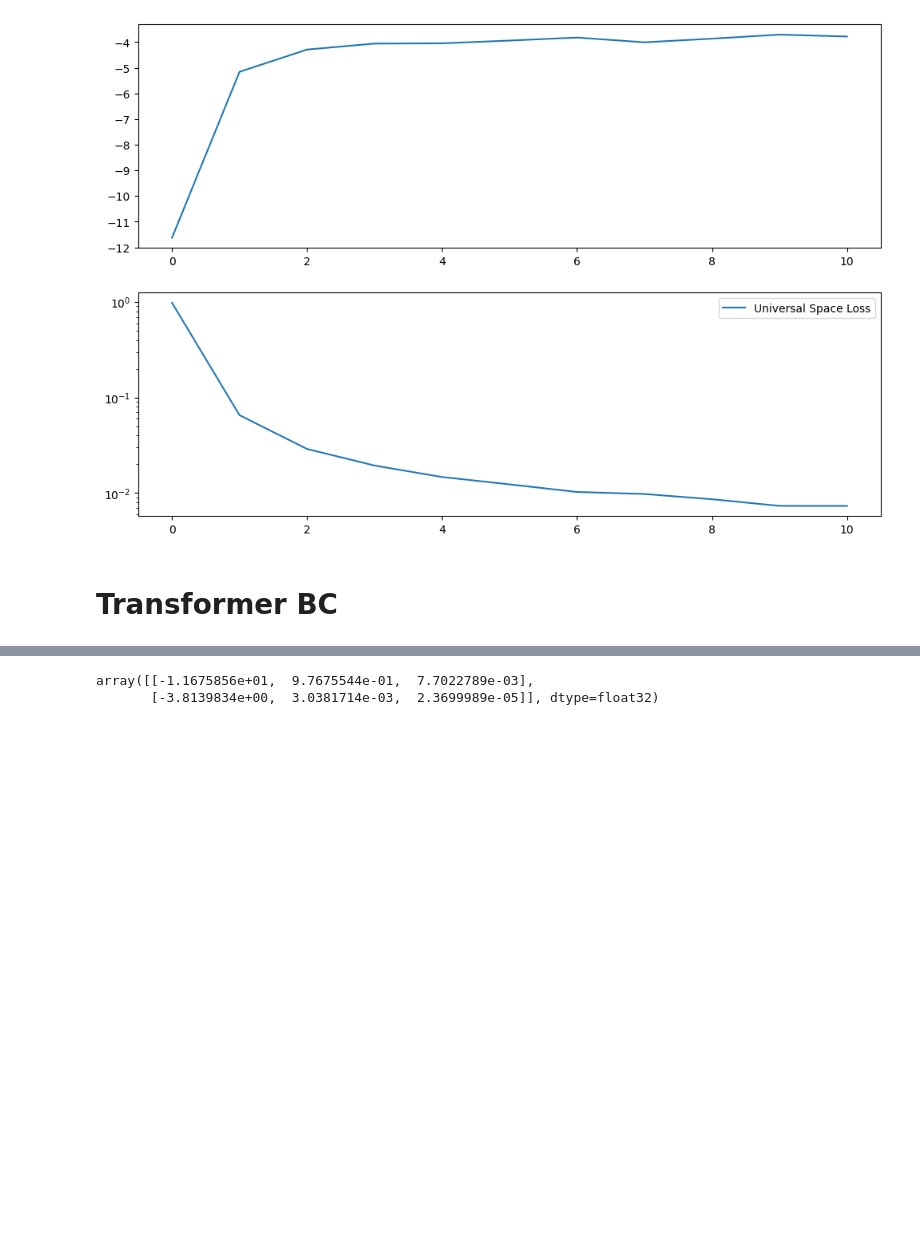
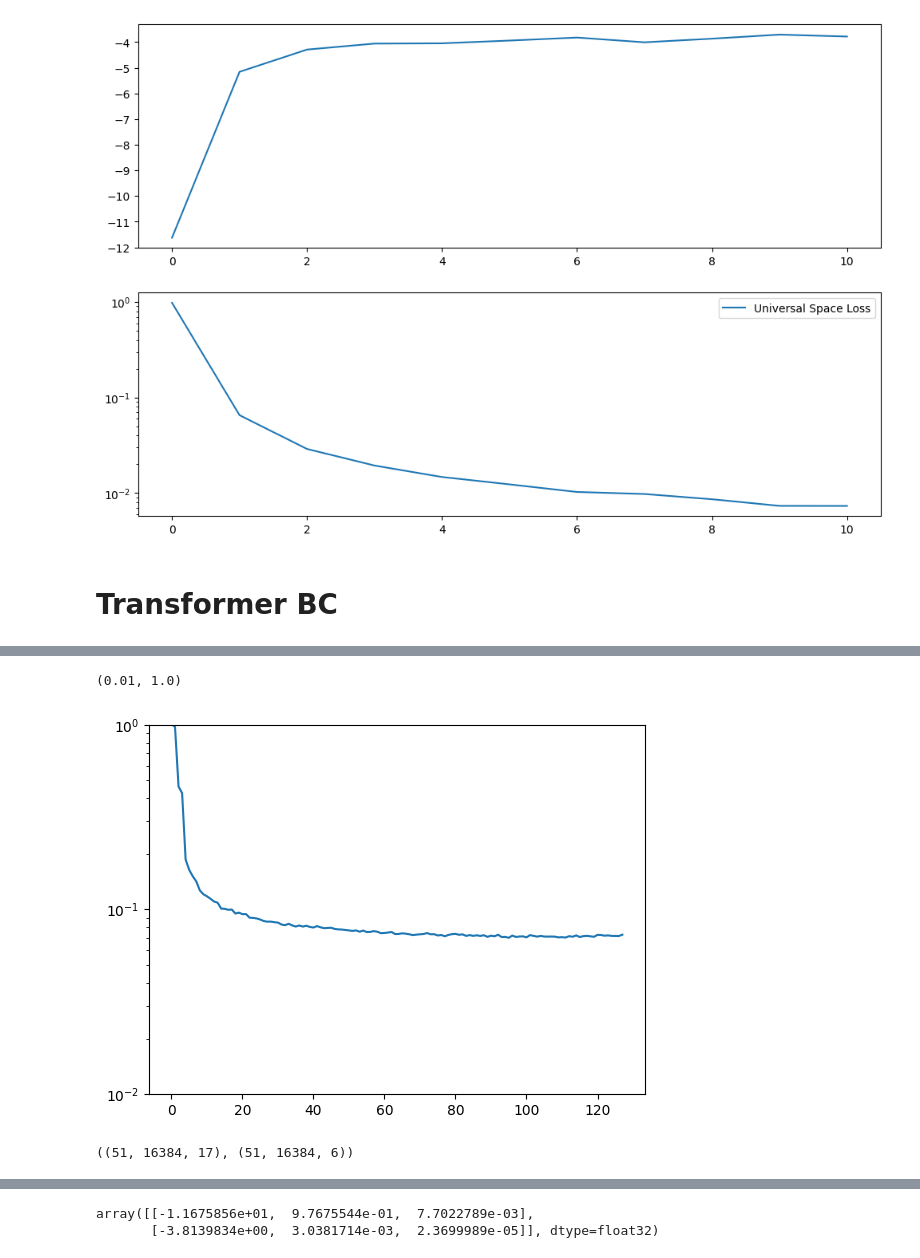
Before and after one commit to akarshkumar0101/synthetic-mdps, a Jupyter notebook: src/reacher_debug.ipynb, the cells around one changed output, grey strips where cells are left out. Drawn from its saved outputs; the diff is of its cells as text; code cells hidden in the pictures; blank space fills up the shorter version.

```diff
--- a/src/reacher_debug.ipynb
+++ b/src/reacher_debug.ipynb
@@ -356,0 +446,7 @@ data_trans = np.array(data_trans)
+# %%
+pd.DataFrame(mse).ewm(span=400).mean().iloc[-1].plot()
+plt.yscale('log')
+plt.ylim(1e-2, 1e0)
+# %% [output]
+(0.01, 1.0)
+[figure, added]
@@ -356,0 +455,4 @@ data_trans = np.array(data_trans)
+# %%
+dataset_train_ori['obs'].shape, dataset_train_ori['act'].shape,
+# %% [output]
+((51, 16384, 17), (51, 16384, 6))
```
Also changed, not shown: parts of 106 cells of this notebook, 5 other files.
